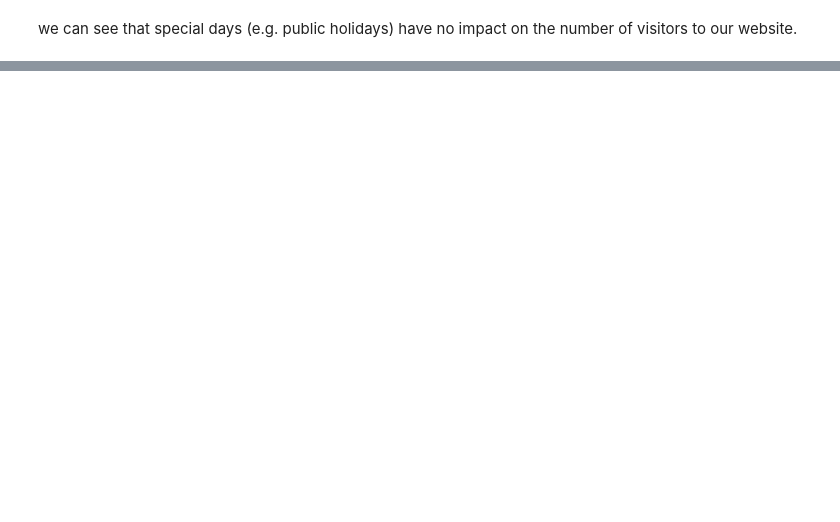
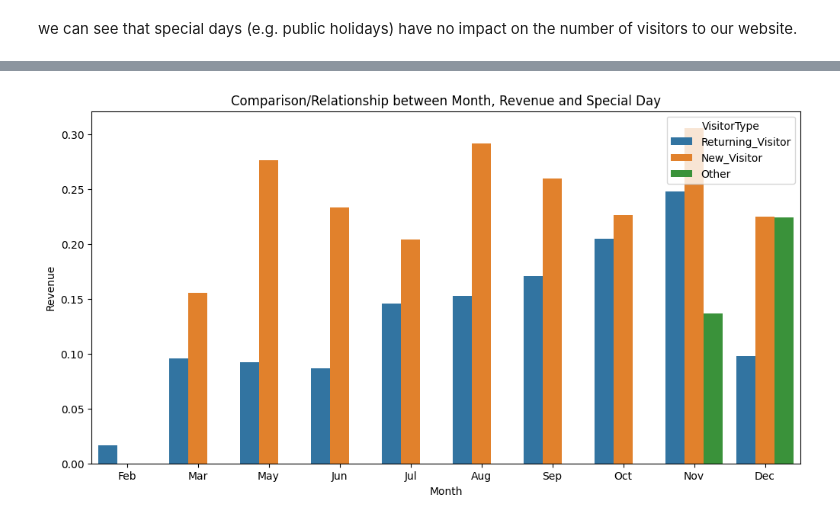
Before and after one commit to Jeremy-Alekai/Ecommerce-Item-Purchase-Prediction, a Jupyter notebook: Ecommerce_Item_Purchase_Prediction.ipynb, the cells around one changed output, grey strips where cells are left out. Drawn from its saved outputs; the diff is of its cells as text; code cells hidden in the pictures; blank space fills up the shorter version.

```diff
--- a/Ecommerce_Item_Purchase_Prediction.ipynb
+++ b/Ecommerce_Item_Purchase_Prediction.ipynb
@@ -311,0 +376,15 @@ plt.show()
+# %%
+# import calendar
+
+# create a dictionary to map month abbreviations to their corresponding numerical values
+month_dict = {month: index for index, month in enumerate(calendar.month_abbr) if month}
+
+# create a bar plot to compare month, revenue and special days
+plt.figure(figsize=(12, 6))
+sns.barplot(x="Month", y="Revenue", hue="VisitorType", data=df, order=sorted(df['Month'].unique(), key=lambda x: month_dict[x]), errorbar=None)
+plt.title("Comparison/Relationship between Month, Revenue and Special Day")
+plt.xlabel("Month")
+plt.ylabel("Revenue")
+plt.show()
+# %% [output]
+[figure, added]
```
Also changed, not shown: parts of 40 cells of this notebook.
